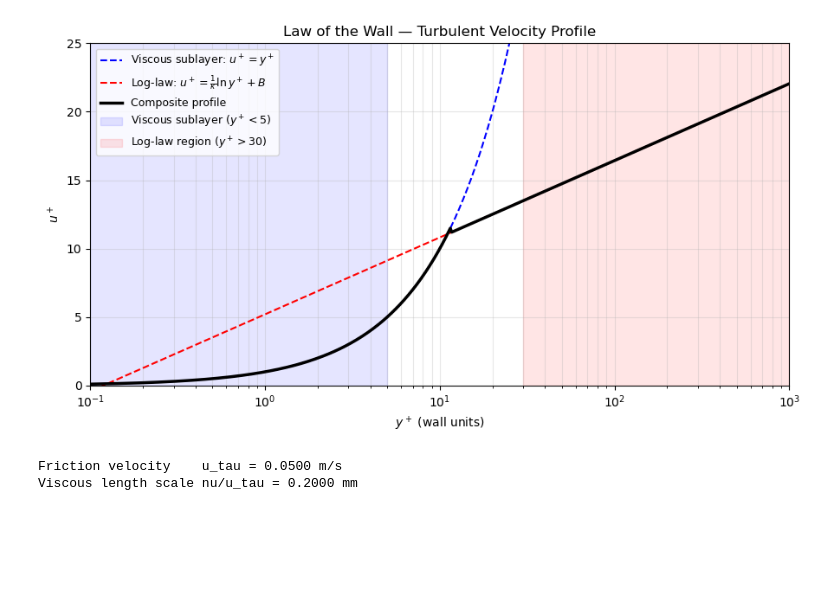
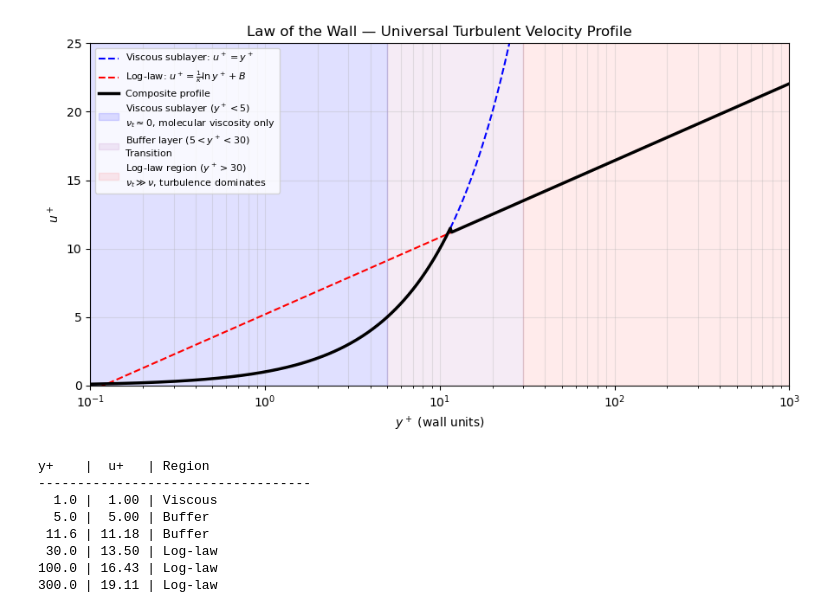
Before and after one commit to harishragul/cfd, a Jupyter notebook: Core CFD Methods/module3_17_turbulence_basics.ipynb, the cells around one changed output. Cells and saved outputs as stored; diff of their text form; code cells hidden in the pictures; blank space fills up the shorter version.

```diff
--- a/Core CFD Methods/module3_17_turbulence_basics.ipynb
+++ b/Core CFD Methods/module3_17_turbulence_basics.ipynb
@@ -207,40 +331,43 @@ where $u^+ = \bar{u}/u_\tau$, $y^+ = y u_\tau/\nu$, $u_\tau = \sqrt{\tau_w/\rho}
 # %%
-# Turbulent channel flow — log-law velocity profile
-kappa = 0.41   # von Karman constant
-B     = 5.2    # log-law intercept
-nu    = 1e-5   # kinematic viscosity (m^2/s)
-u_tau = 0.05   # friction velocity (m/s)
+# Law of the Wall — three regions visualised
+kappa = 0.41; B = 5.2
+y_plus = np.logspace(-1, 3, 500)
 
-y_plus = np.logspace(-1, 3, 500)   # y+ range
-
-# Viscous sublayer: u+ = y+
-u_viscous = y_plus
-
-# Log-law region: u+ = (1/kappa)*ln(y+) + B
-u_log = (1/kappa) * np.log(y_plus) + B
-
-# Composite: take min(viscous, log) where log takes over
-u_composite = np.where(y_plus < 11.6, u_viscous, u_log)
+u_visc  = y_plus                                       # viscous sublayer: u+ = y+
+u_log   = (1/kappa) * np.log(y_plus) + B               # log-law
+u_comp  = np.where(y_plus < 11.6, u_visc, u_log)      # composite (intersection at y+≈11.6)
 
 plt.figure(figsize=(9, 5))
-plt.semilogx(y_plus, u_viscous,   'b--', lw=1.5, label='Viscous sublayer: $u^+ = y^+$')
-plt.semilogx(y_plus, u_log,       'r--', lw=1.5, label=r'Log-law: $u^+ = \frac{1}{\kappa}\ln y^+ + B$')
-plt.semilogx(y_plus, u_composite, 'k-',  lw=2.5, label='Composite profile')
-plt.axvspan(0.1, 5,   alpha=0.1, color='blue',   label='Viscous sublayer ($y^+<5$)')
-plt.axvspan(30, 1000, alpha=0.1, color='red',    label='Log-law region ($y^+>30$)')
+plt.semilogx(y_plus, u_visc,  'b--', lw=1.5, label='Viscous sublayer: $u^+=y^+$')
+plt.semilogx(y_plus, u_log,   'r--', lw=1.5, label='Log-law: $u^+=\\frac{1}{\\kappa}\\ln y^+ + B$')
+plt.semilogx(y_plus, u_comp,  'k-',  lw=2.5, label='Composite profile')
+plt.axvspan(0.1,  5,  alpha=0.12, color='blue',   label='Viscous sublayer ($y^+<5$)\n$\\nu_t \\approx 0$, molecular viscosity only')
+plt.axvspan(5,   30,  alpha=0.08, color='purple',  label='Buffer layer ($5<y^+<30$)\nTransition')
+plt.axvspan(30, 1000, alpha=0.08, color='red',    label='Log-law region ($y^+>30$)\n$\\nu_t \\gg \\nu$, turbulence dominates')
 plt.xlabel('$y^+$ (wall units)'); plt.ylabel('$u^+$')
-plt.title('Law of the Wall — Turbulent Velocity Profile')
-plt.legend(fontsize=9); plt.grid(True, which='both', alpha=0.3)
+plt.title('Law of the Wall — Universal Turbulent Velocity Profile')
+plt.legend(fontsize=8, loc='upper left'); plt.grid(True, which='both', alpha=0.3)
 plt.xlim([0.1, 1000]); plt.ylim([0, 25])
-plt.tight_layout()
-plt.show()
+plt.tight_layout(); plt.show()
 
-print(f'Friction velocity    u_tau = {u_tau:.4f} m/s')
-print(f'Viscous length scale nu/u_tau = {nu/u_tau*1000:.4f} mm')
+# Physical interpretation:
+y_plus_check = np.array([1, 5, 11.6, 30, 100, 300])
+u_check = np.where(y_plus_check < 11.6, y_plus_check, (1/kappa)*np.log(y_plus_check)+B)
+print('y+    |  u+   | Region')
+print('-'*35)
+for yp, up in zip(y_plus_check, u_check):
+    region = 'Viscous' if yp<5 else ('Buffer' if yp<30 else 'Log-law')
+    print(f'{yp:5.1f} | {up:5.2f} | {region}')
 # %% [output]
-[figure, old version]
+[figure, new version]
-Friction velocity    u_tau = 0.0500 m/s
-Viscous length scale nu/u_tau = 0.2000 mm
+y+    |  u+   | Region
+-----------------------------------
+  1.0 |  1.00 | Viscous
+  5.0 |  5.00 | Buffer
+ 11.6 | 11.18 | Buffer
+ 30.0 | 13.50 | Log-law
+100.0 | 16.43 | Log-law
+300.0 | 19.11 | Log-law
 # %% [markdown]
 ## 6. Turbulence Models — Overview
 
```
Also changed, not shown: parts of 10 cells of this notebook, 1 other file.
